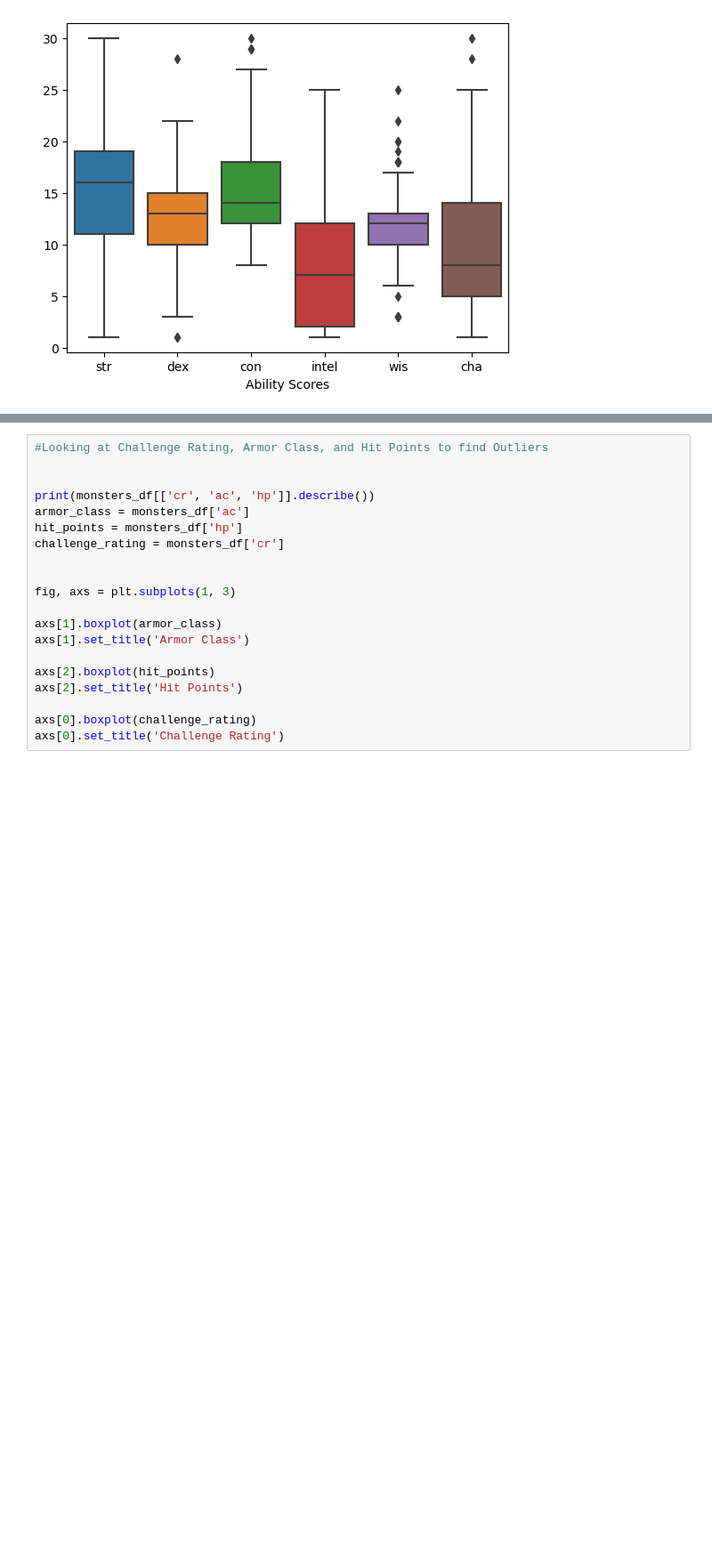
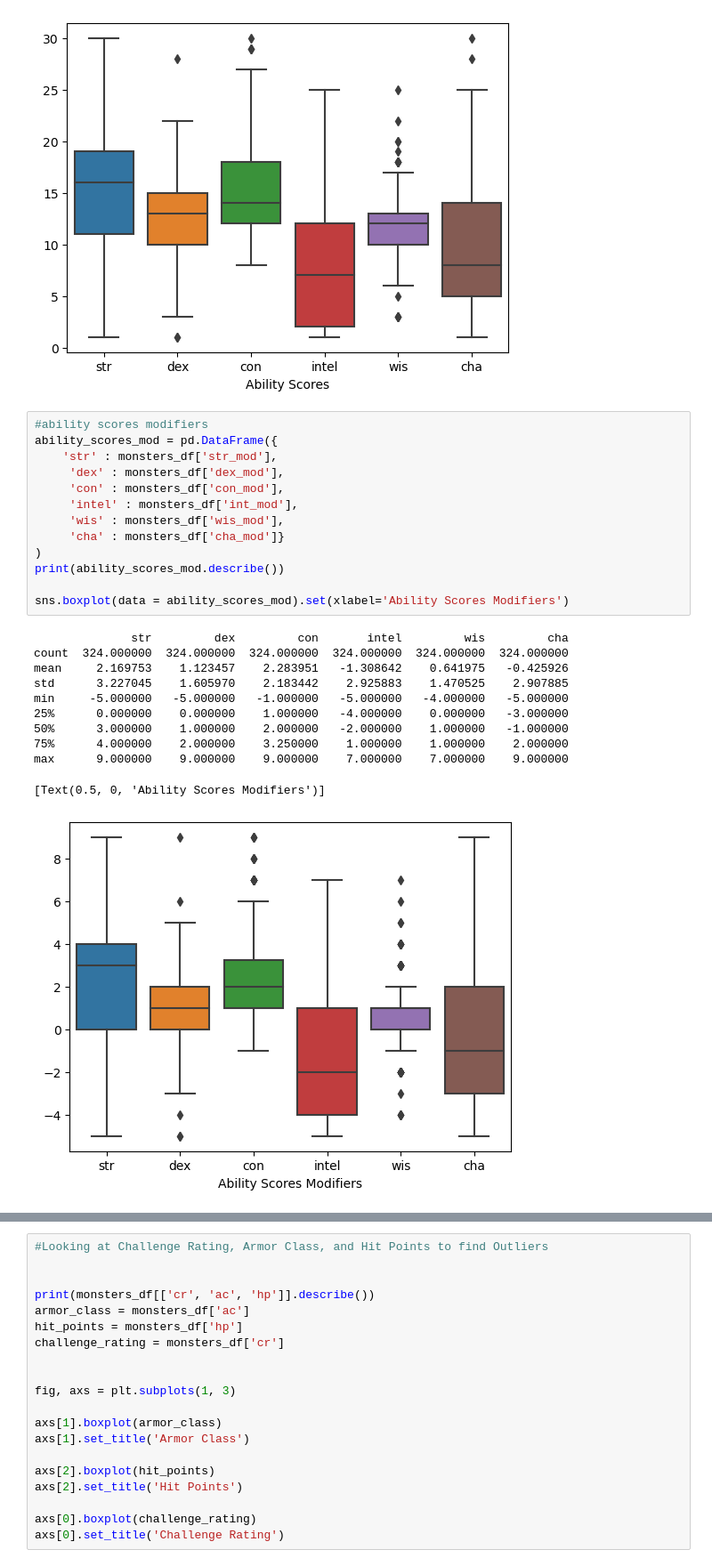
Before and after one commit to odelmas-sci/assign-4-cleaning-data-checkpoint, a Jupyter notebook: checkpoint-three.ipynb, the cells around one changed output, grey strips where cells are left out. Shown: that part at 89% size. Saved outputs shown, nothing was run; the diff lists cells and outputs as text; blank space fills up the shorter version.

```diff
--- a/checkpoint-three.ipynb
+++ b/checkpoint-three.ipynb
@@ -137,3 +137,28 @@ min      1.000000    1.000000    8.000000    1.000000    3.000000    1.000000
 max     30.000000   28.000000   30.000000   25.000000   25.000000   30.000000
 [Text(0.5, 0, 'Ability Scores')]
 [figure]
+# %%
+#ability scores modifiers
+ability_scores_mod = pd.DataFrame({
+    'str' : monsters_df['str_mod'],
+     'dex' : monsters_df['dex_mod'],
+     'con' : monsters_df['con_mod'],
+     'intel' : monsters_df['int_mod'],
+     'wis' : monsters_df['wis_mod'],
+     'cha' : monsters_df['cha_mod']}
+)
+print(ability_scores_mod.describe())
+
+sns.boxplot(data = ability_scores_mod).set(xlabel='Ability Scores Modifiers')
+# %% [output]
+              str         dex         con       intel         wis         cha
+count  324.000000  324.000000  324.000000  324.000000  324.000000  324.000000
+mean     2.169753    1.123457    2.283951   -1.308642    0.641975   -0.425926
+std      3.227045    1.605970    2.183442    2.925883    1.470525    2.907885
+min     -5.000000   -5.000000   -1.000000   -5.000000   -4.000000   -5.000000
+25%      0.000000    0.000000    1.000000   -4.000000    0.000000   -3.000000
+50%      3.000000    1.000000    2.000000   -2.000000    1.000000   -1.000000
+75%      4.000000    2.000000    3.250000    1.000000    1.000000    2.000000
+max      9.000000    9.000000    9.000000    7.000000    7.000000    9.000000
+[Text(0.5, 0, 'Ability Scores Modifiers')]
+[figure, added]
```
Also changed, not shown: parts of 13 cells of this notebook, 1 other file.
